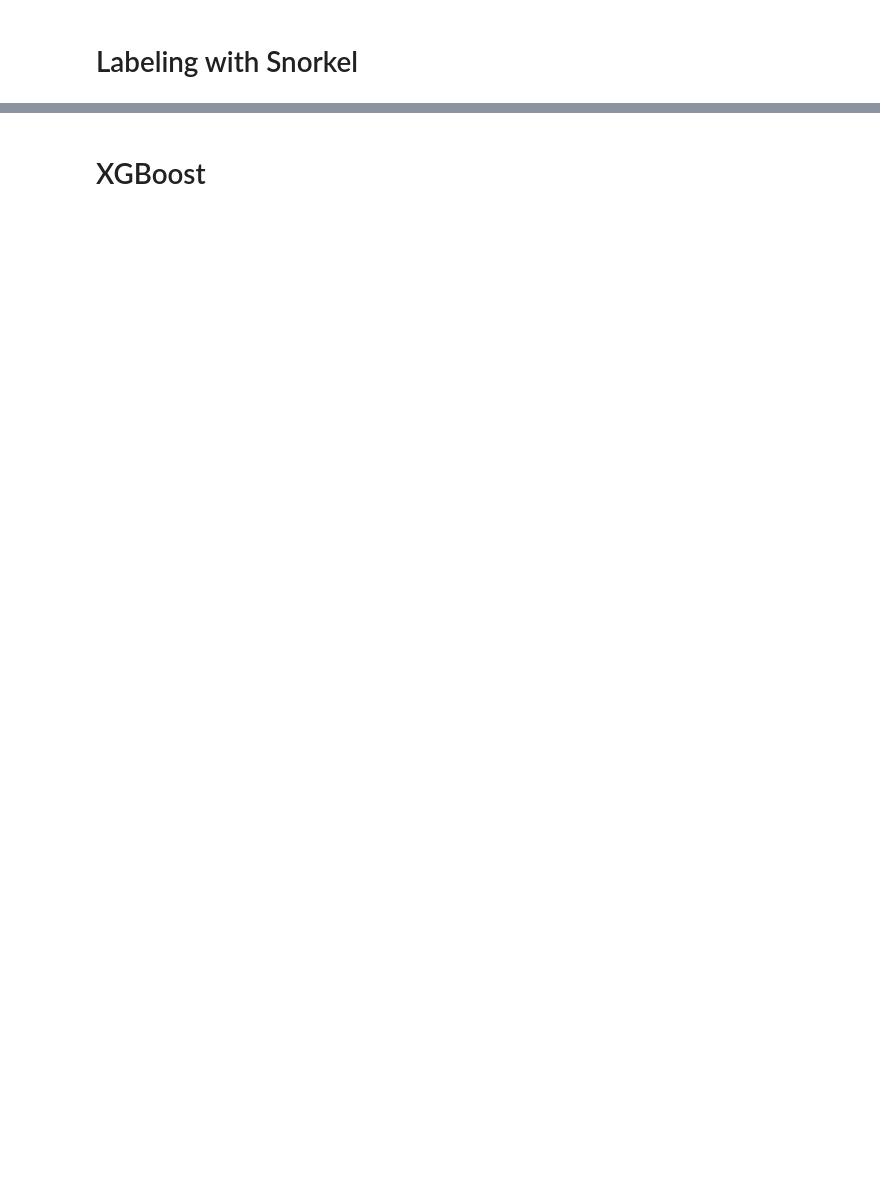
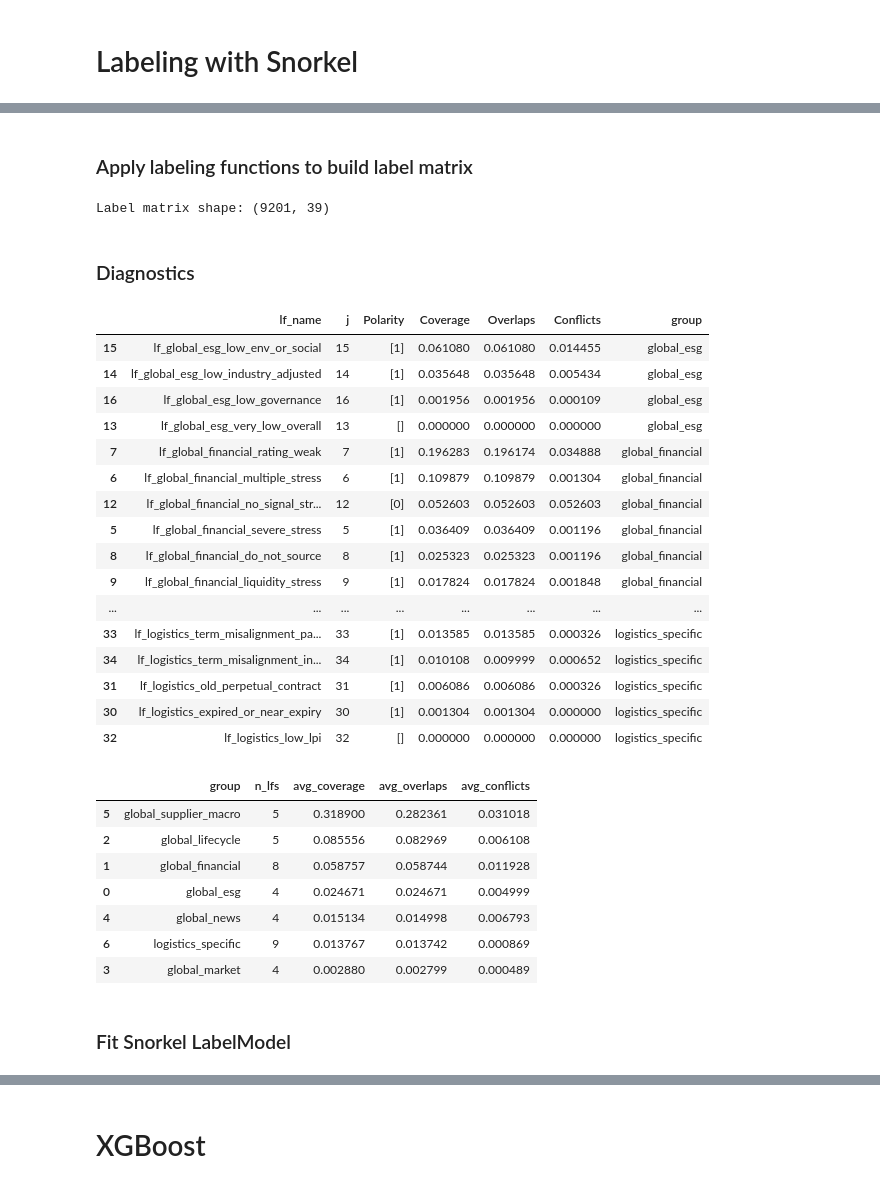
Before and after one commit to ThomasRoennebek/Signal_Fusion_with_Meta-learners-, a Jupyter notebook: Notebooks/Snorkel_labeling.ipynb, the cells around one changed output, grey strips where cells are left out. Saved outputs shown, nothing was run; the diff lists cells and outputs as text; code cells hidden in the pictures; blank space fills up the shorter version.

```diff
--- a/Notebooks/Snorkel_labeling.ipynb
+++ b/Notebooks/Snorkel_labeling.ipynb
@@ -1615,0 +1540,6 @@ Name: proportion, dtype: float64
+# %%
+
+df_snorkel = df_features.copy()
+
+print(df_snorkel.shape)
+print(df_snorkel.columns.tolist()[:20])
@@ -1615,0 +2102,67 @@ Name: proportion, dtype: float64
+# %% [markdown]
+### Apply labeling functions to build label matrix
+# %%
+applier = PandasLFApplier(lfs=ALL_LFS)
+L = applier.apply(df=df_snorkel)
+
+print("Label matrix shape:", L.shape)
+# %% [output]
+Label matrix shape: (9201, 39)
+# %% [markdown]
+### Diagnostics
+# %%
+lf_summary = LFAnalysis(L=L, lfs=ALL_LFS).lf_summary()
+
+lf_group_map = {}
+for group_name, lf_list in LF_GROUPS.items():
+    for lf in lf_list:
+        lf_group_map[lf.name] = group_name
+
+lf_summary["group"] = lf_summary.index.map(lf_group_map)
+lf_summary = lf_summary.reset_index().rename(columns={"index": "lf_name"})
+
+display(
+    lf_summary.sort_values(["group", "Coverage"], ascending=[True, False])
+)
+
+group_summary = (
+    lf_summary.groupby("group")
+    .agg(
+        n_lfs=("lf_name", "count"),
+        avg_coverage=("Coverage", "mean"),
+        avg_overlaps=("Overlaps", "mean"),
+        avg_conflicts=("Conflicts", "mean")
+    )
+    .reset_index()
+    .sort_values("avg_coverage", ascending=False)
+)
+
+display(group_summary)
+# %% [output]
+|  | lf_name | j | Polarity | Coverage | Overlaps | Conflicts | group |
+| 15 | lf_global_esg_low_env_or_social | 15 | [1] | 0.061080 | 0.061080 | 0.014455 | global_esg |
+| 14 | lf_global_esg_low_industry_adjusted | 14 | [1] | 0.035648 | 0.035648 | 0.005434 | global_esg |
+| 16 | lf_global_esg_low_governance | 16 | [1] | 0.001956 | 0.001956 | 0.000109 | global_esg |
+| 13 | lf_global_esg_very_low_overall | 13 | [] | 0.000000 | 0.000000 | 0.000000 | global_esg |
+| 7 | lf_global_financial_rating_weak | 7 | [1] | 0.196283 | 0.196174 | 0.034888 | global_financial |
+| 6 | lf_global_financial_multiple_stress | 6 | [1] | 0.109879 | 0.109879 | 0.001304 | global_financial |
+| 12 | lf_global_financial_no_signal_str... | 12 | [0] | 0.052603 | 0.052603 | 0.052603 | global_financial |
+| 5 | lf_global_financial_severe_stress | 5 | [1] | 0.036409 | 0.036409 | 0.001196 | global_financial |
+| 8 | lf_global_financial_do_not_source | 8 | [1] | 0.025323 | 0.025323 | 0.001196 | global_financial |
+| 9 | lf_global_financial_liquidity_stress | 9 | [1] | 0.017824 | 0.017824 | 0.001848 | global_financial |
+| ... | ... | ... | ... | ... | ... | ... | ... |
+| 33 | lf_logistics_term_misalignment_pa... | 33 | [1] | 0.013585 | 0.013585 | 0.000326 | logistics_specific |
+| 34 | lf_logistics_term_misalignment_in... | 34 | [1] | 0.010108 | 0.009999 | 0.000652 | logistics_specific |
+| 31 | lf_logistics_old_perpetual_contract | 31 | [1] | 0.006086 | 0.006086 | 0.000326 | logistics_specific |
+| 30 | lf_logistics_expired_or_near_expiry | 30 | [1] | 0.001304 | 0.001304 | 0.000000 | logistics_specific |
+| 32 | lf_logistics_low_lpi | 32 | [] | 0.000000 | 0.000000 | 0.000000 | logistics_specific |
+|  | group | n_lfs | avg_coverage | avg_overlaps | avg_conflicts |
+| 5 | global_supplier_macro | 5 | 0.318900 | 0.282361 | 0.031018 |
+| 2 | global_lifecycle | 5 | 0.085556 | 0.082969 | 0.006108 |
+| 1 | global_financial | 8 | 0.058757 | 0.058744 | 0.011928 |
+| 0 | global_esg | 4 | 0.024671 | 0.024671 | 0.004999 |
+| 4 | global_news | 4 | 0.015134 | 0.014998 | 0.006793 |
+| 6 | logistics_specific | 9 | 0.013767 | 0.013742 | 0.000869 |
+| 3 | global_market | 4 | 0.002880 | 0.002799 | 0.000489 |
+# %% [markdown]
+###  Fit Snorkel LabelModel
```
Also changed, not shown: parts of 50 cells of this notebook, 4 other files.
